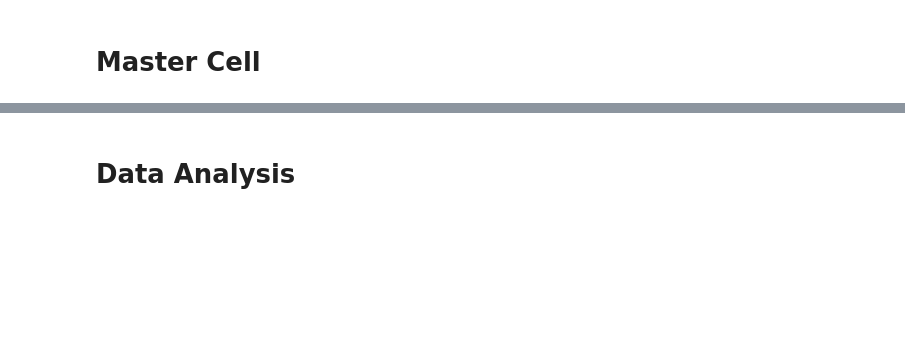
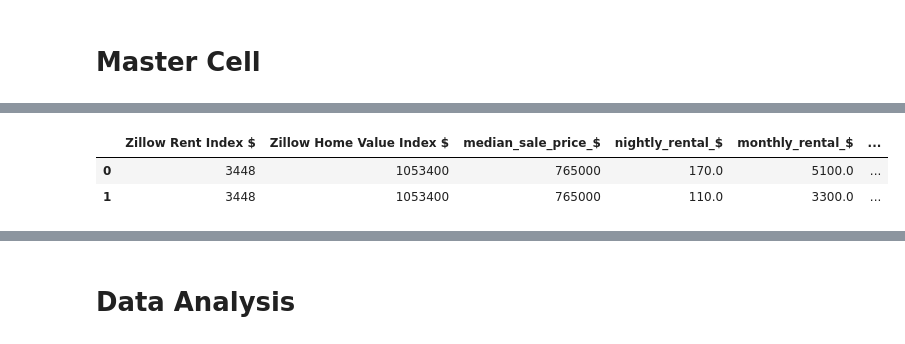
Before and after one commit to MohammadBakir/Predicting-ROI-On-AirBnb-Rentals, a Jupyter notebook: Project Luther.ipynb, the cells around one changed output, grey strips where cells are left out. Cells and saved outputs as stored; diff of their text form; code cells hidden in the pictures; blank space fills up the shorter version.

```diff
--- a/Project Luther.ipynb
+++ b/Project Luther.ipynb
@@ -363,0 +505,8 @@ Grid search and standard scalar
+# %%
+monetary_df = df_sf[['Zillow Rent Index $', 'Zillow Home Value Index $', 'median_sale_price_$','nightly_rental_$','monthly_rental_$','availability_365']].copy()
+# %%
+monetary_df.head(2)
+# %% [output]
+|  | Zillow Rent Index $ | Zillow Home Value Index $ | median_sale_price_$ | nightly_rental_$ | monthly_rental_$ | ... |
+| 0 | 3448 | 1053400 | 765000 | 170.0 | 5100.0 | ... |
+| 1 | 3448 | 1053400 | 765000 | 110.0 | 3300.0 | ... |
```
Also changed, not shown: parts of 61 cells of this notebook, 1 other file.
